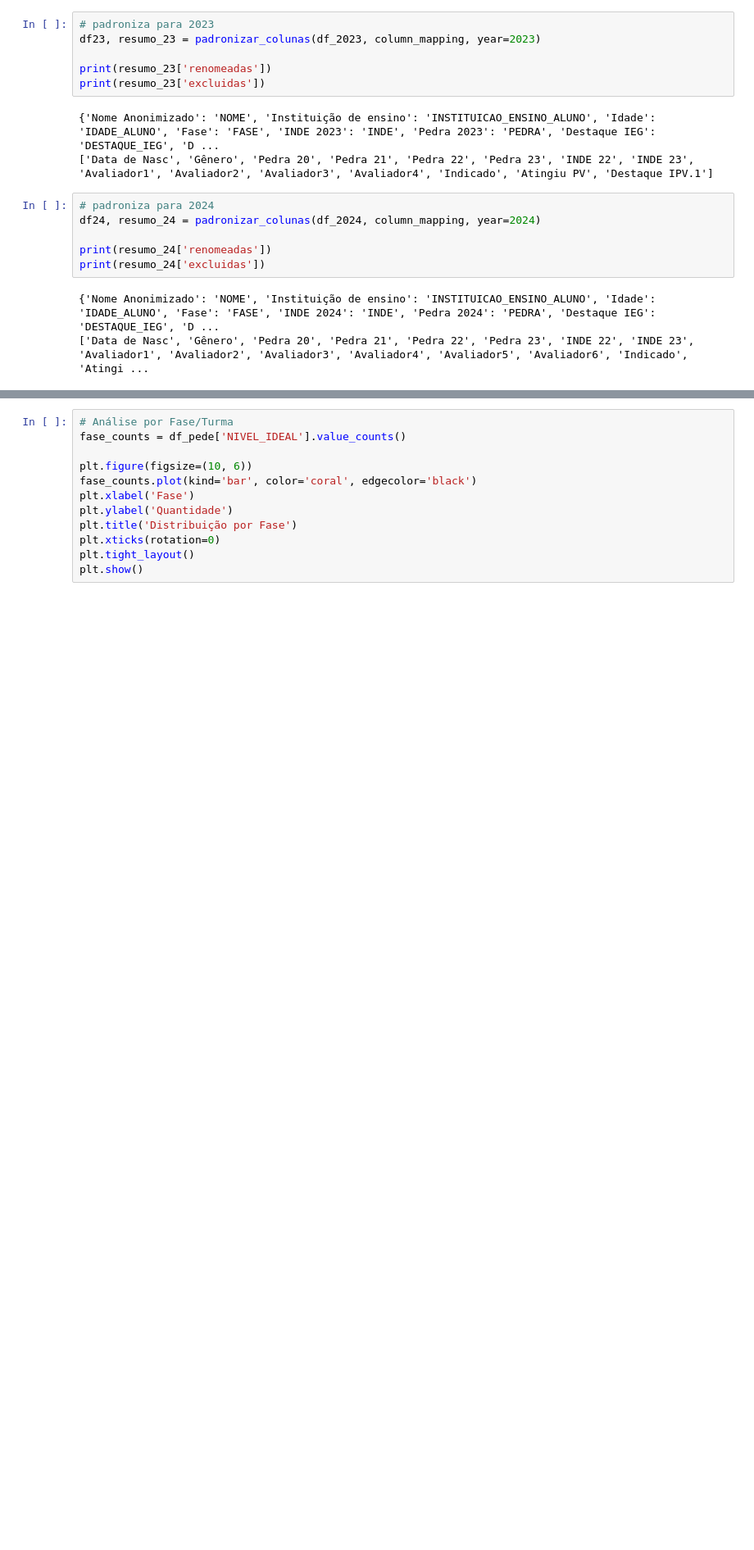
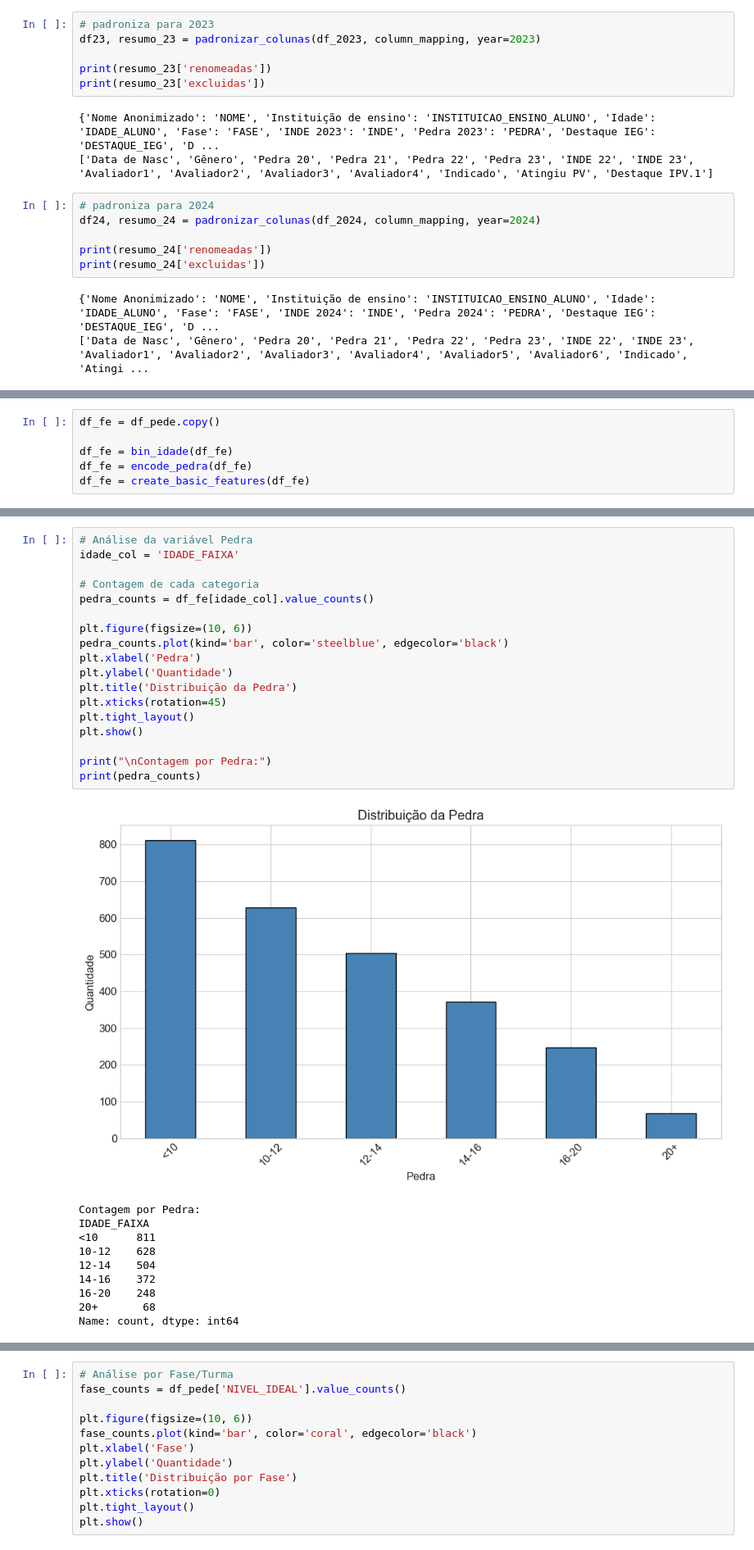
Before and after one commit to navevaik0/MLET_FASE5_DATATHON, a Jupyter notebook: notebooks/analise_exp.ipynb, the cells around one changed output, grey strips where cells are left out. Shown at 82% size. Cells and saved outputs as stored; diff of their text form; blank space fills up the shorter version.

```diff
--- a/notebooks/analise_exp.ipynb
+++ b/notebooks/analise_exp.ipynb
@@ -146 +186,7 @@ IEG                               76     2.508251
 INSTITUICAO_ENSINO_ALUNO           1     0.033003
+# %%
+df_fe = df_pede.copy()
+
+df_fe = bin_idade(df_fe)
+df_fe = encode_pedra(df_fe)
+df_fe = create_basic_features(df_fe)
@@ -274,3 +278,32 @@ TypeError: '<=' not supported between instances of 'int' and 'datetime.datetime'
+# %%
+# Análise da variável Pedra
+idade_col = 'IDADE_FAIXA'
+
+# Contagem de cada categoria
+pedra_counts = df_fe[idade_col].value_counts()
+
+plt.figure(figsize=(10, 6))
+pedra_counts.plot(kind='bar', color='steelblue', edgecolor='black')
+plt.xlabel('Pedra')
+plt.ylabel('Quantidade')
+plt.title('Distribuição da Pedra')
+plt.xticks(rotation=45)
+plt.tight_layout()
+plt.show()
+
+print("\nContagem por Pedra:")
+print(pedra_counts)
+# %% [output]
+[figure, added]
+Contagem por Pedra:
+IDADE_FAIXA
+<10      811
+10-12    628
+12-14    504
+14-16    372
+16-20    248
+20+       68
+Name: count, dtype: int64
 # %%
 # Comparação entre anos - Quantidade de registros
 years = ['2022', '2023', '2024']
```
Also changed, not shown: parts of 14 cells of this notebook, 8 other files.
